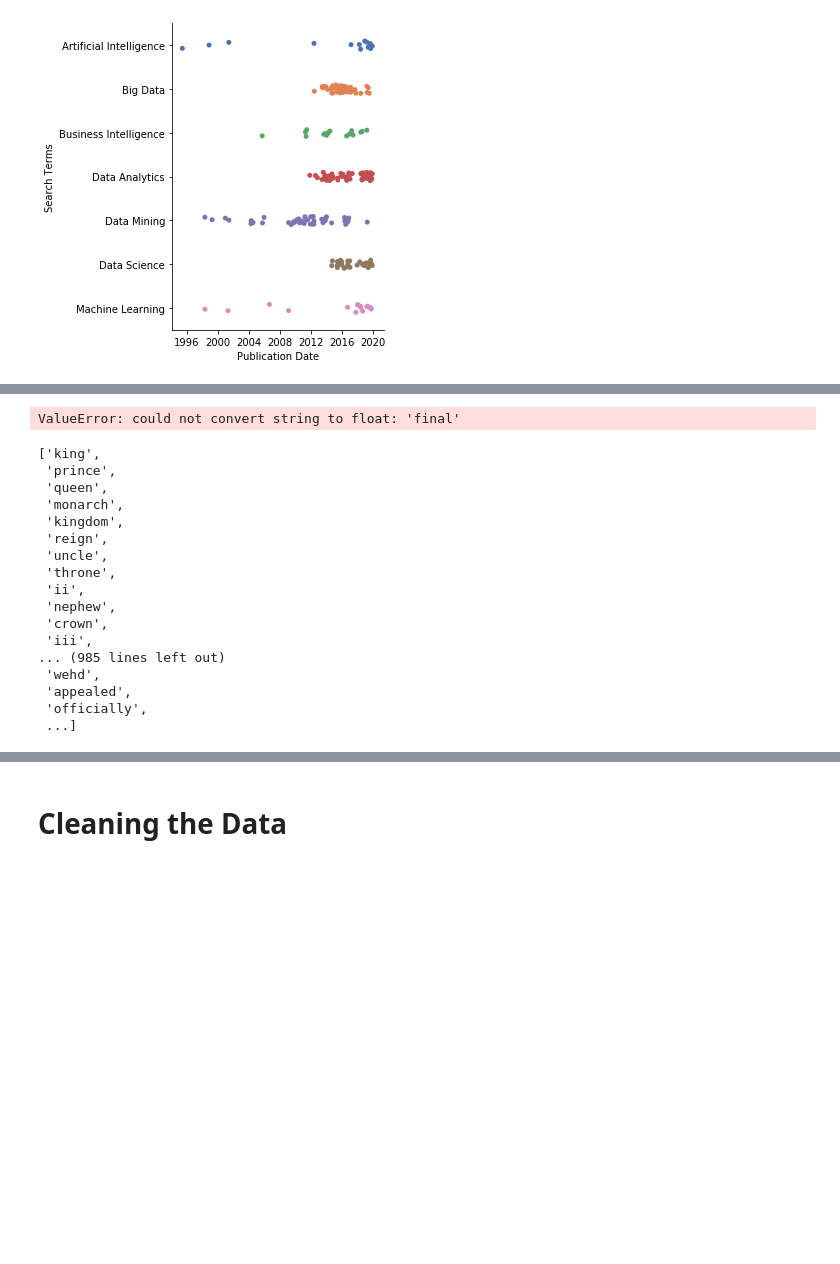
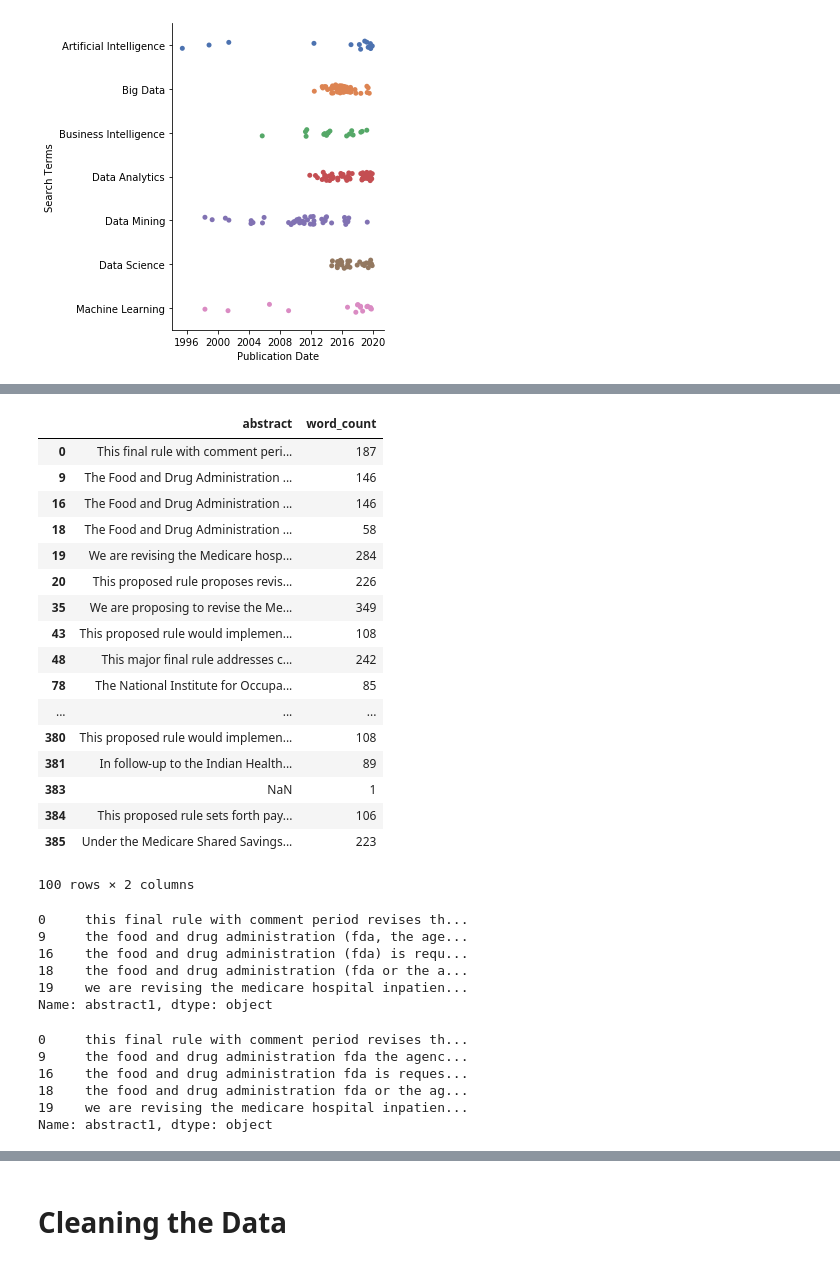
Before and after one commit to JDNantais/FederalRegister_API, a Jupyter notebook: DATA 601 - Federal Register API v2.ipynb, the cells around one changed output, grey strips where cells are left out. Cells and saved outputs as stored; diff of their text form; code cells hidden in the pictures; blank space fills up the shorter version.

```diff
--- a/DATA 601 - Federal Register API v2.ipynb
+++ b/DATA 601 - Federal Register API v2.ipynb
@@ -551,12 +568,0 @@ from sklearn.manifold import TSNE
-# %%
-#import the embedding vectors
-embeddings_dict = {}
-
-with open(r'C:\Users\joeln\Google Drive\GitHub\DATA-601\HHStext.txt', 'r', encoding="utf8") as f:
-    for line in f:
-        values = line.split()
-        word = values[0]
-        vector = np.asarray(values[1:], "float32")
-        embeddings_dict[word] = vector
-# %% [output]
-ValueError: could not convert string to float: 'final'
@@ -566,20 +569,22 @@ def find_closest_embeddings(embedding):
-# %%
-find_closest_embeddings(embeddings_dict["king"])
-# %% [output]
-['king',
- 'prince',
- 'queen',
- 'monarch',
- 'kingdom',
- 'reign',
- 'uncle',
- 'throne',
- 'ii',
- 'nephew',
- 'crown',
- 'iii',
-... (985 lines left out)
- 'wehd',
- 'appealed',
- 'officially',
- ...]
+# %%
+HHS_df['word_count'] = HHS_df['abstract'].apply(lambda x: len(str(x).split(" ")))
+HHS_df[['abstract','word_count']].head(100)
+# %% [output]
+|  | abstract | word_count |
+| 0 | This final rule with comment peri... | 187 |
+| 9 | The Food and Drug Administration ... | 146 |
+| 16 | The Food and Drug Administration ... | 146 |
+| 18 | The Food and Drug Administration ... | 58 |
+| 19 | We are revising the Medicare hosp... | 284 |
+| 20 | This proposed rule proposes revis... | 226 |
+| 35 | We are proposing to revise the Me... | 349 |
+| 43 | This proposed rule would implemen... | 108 |
+| 48 | This major final rule addresses c... | 242 |
+| 78 | The National Institute for Occupa... | 85 |
+| ... | ... | ... |
+| 380 | This proposed rule would implemen... | 108 |
+| 381 | In follow-up to the Indian Health... | 89 |
+| 383 | NaN | 1 |
+| 384 | This proposed rule sets forth pay... | 106 |
+| 385 | Under the Medicare Shared Savings... | 223 |
+100 rows × 2 columns
@@ -585,0 +594,21 @@ find_closest_embeddings(embeddings_dict["king"])
+# %%
+HHS_df['abstract1'] = HHS_df['abstract1'].apply(lambda x: " ".join(x.lower() for x in x.split()))
+HHS_df['abstract1'].head()
+# %% [output]
+0     this final rule with comment period revises th...
+9     the food and drug administration (fda, the age...
+16    the food and drug administration (fda) is requ...
+18    the food and drug administration (fda or the a...
+19    we are revising the medicare hospital inpatien...
+Name: abstract1, dtype: object
+# %%
+#remove punctuation
+HHS_df['abstract1'] = HHS_df['abstract1'].str.replace('[^\w\s]','')
+HHS_df['abstract1'].head()
+# %% [output]
+0     this final rule with comment period revises th...
+9     the food and drug administration fda the agenc...
+16    the food and drug administration fda is reques...
+18    the food and drug administration fda or the ag...
+19    we are revising the medicare hospital inpatien...
+Name: abstract1, dtype: object
```
Also changed, not shown: parts of 12 cells of this notebook, 5 other files.
